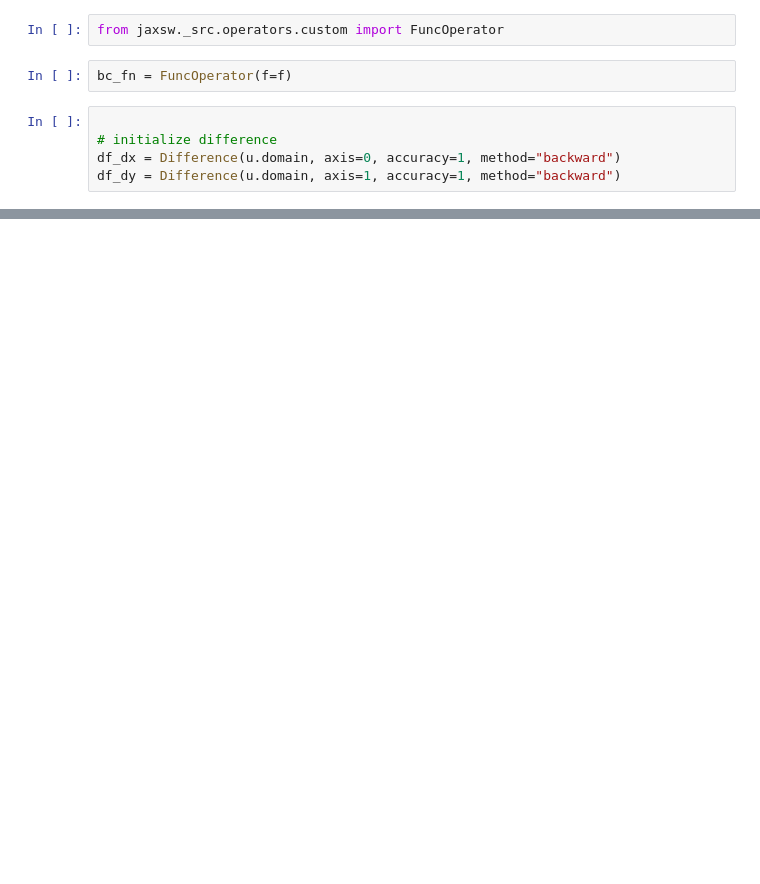
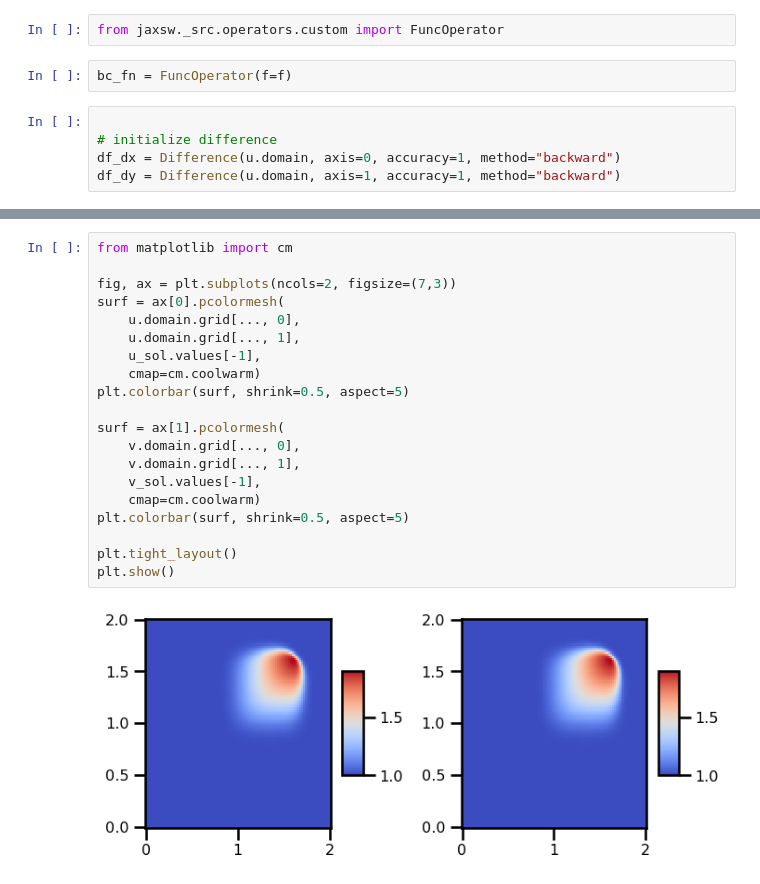
Before and after one commit to jejjohnson/jaxsw, a Jupyter notebook: notebooks/dev/eman/12_steps_2_NS/3_nonlinear_convection_2d.ipynb, the cells around one changed output, grey strips where cells are left out. Drawn from its saved outputs; the diff is of its cells as text; blank space fills up the shorter version.

```diff
--- a/notebooks/dev/eman/12_steps_2_NS/3_nonlinear_convection_2d.ipynb
+++ b/notebooks/dev/eman/12_steps_2_NS/3_nonlinear_convection_2d.ipynb
@@ -451,0 +544,22 @@ plt.show()
+# %%
+from matplotlib import cm
+
+fig, ax = plt.subplots(ncols=2, figsize=(7,3))
+surf = ax[0].pcolormesh(
+    u.domain.grid[..., 0],
+    u.domain.grid[..., 1],
+    u_sol.values[-1],
+    cmap=cm.coolwarm)
+plt.colorbar(surf, shrink=0.5, aspect=5)
+
+surf = ax[1].pcolormesh(
+    v.domain.grid[..., 0],
+    v.domain.grid[..., 1],
+    v_sol.values[-1],
+    cmap=cm.coolwarm)
+plt.colorbar(surf, shrink=0.5, aspect=5)
+
+plt.tight_layout()
+plt.show()
+# %% [output]
+[figure, added]
```
Also changed, not shown: parts of 18 cells of this notebook, 6 other files.
